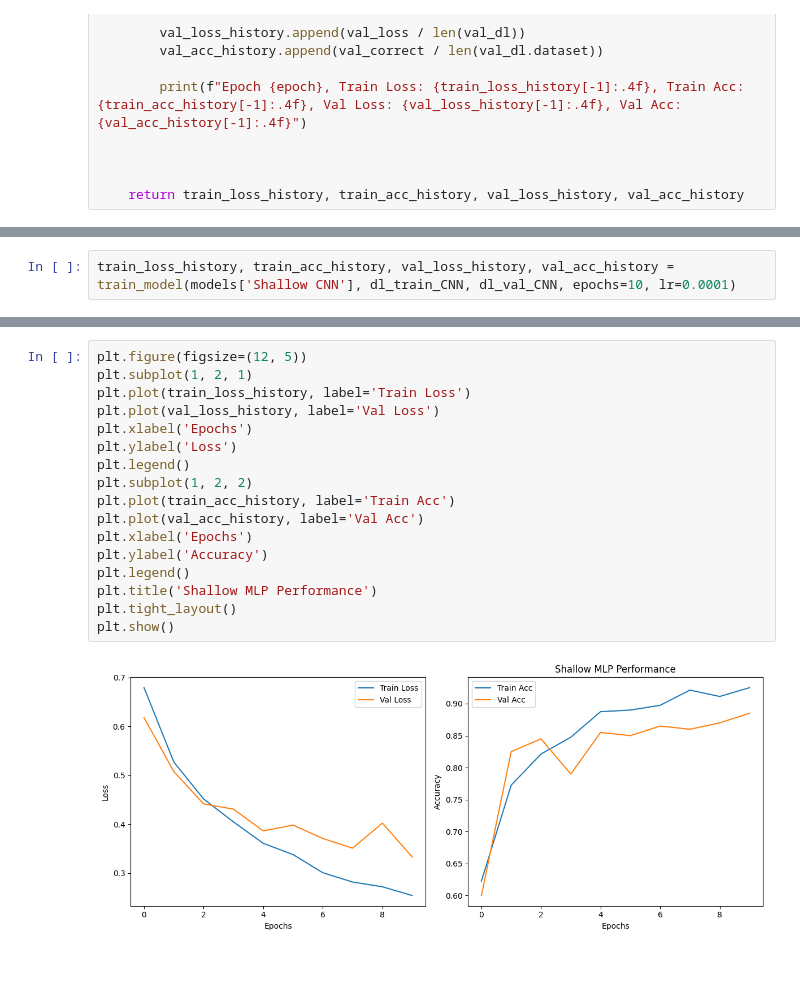
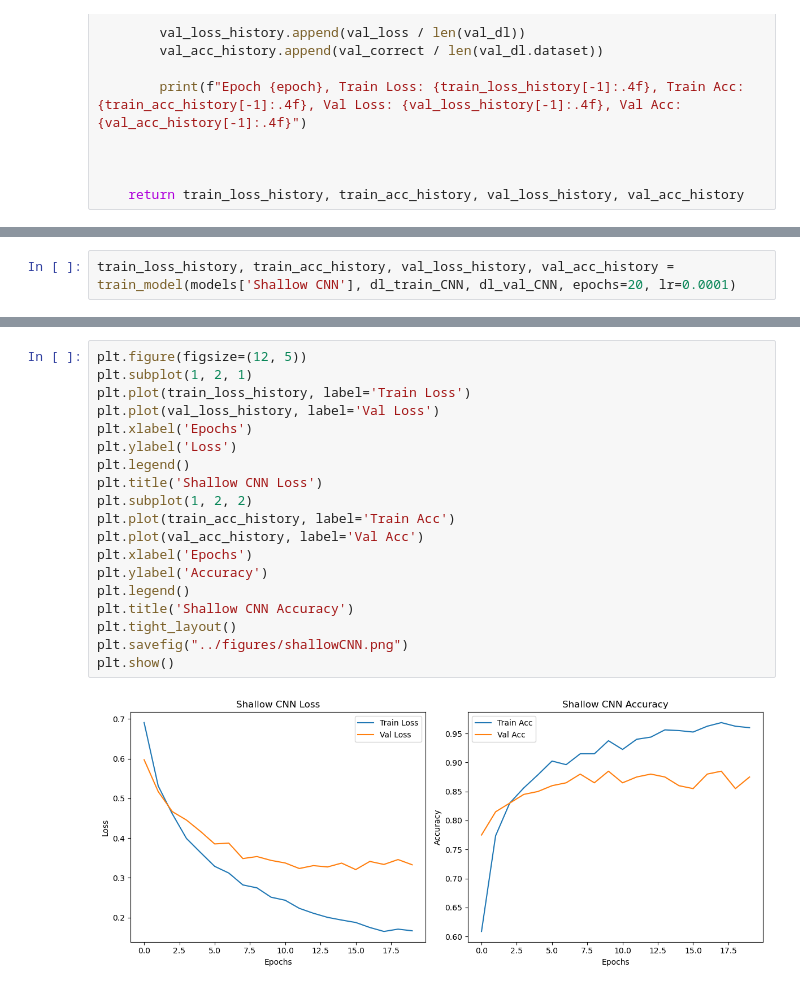
Before and after one commit to UnaiLalana/MLP-vs-CNN-Classification-Problem, a Jupyter notebook: notebooks/model_training_AI_detection.ipynb, the cells around one changed output, grey strips where cells are left out. Drawn from its saved outputs; the diff is of its cells as text.

```diff
--- a/notebooks/model_training_AI_detection.ipynb
+++ b/notebooks/model_training_AI_detection.ipynb
@@ -274,3 +298,3 @@ plt.show()
 # %%
-train_loss_history, train_acc_history, val_loss_history, val_acc_history = train_model(models['Shallow CNN'], dl_train_CNN, dl_val_CNN, epochs=10, lr=0.0001)
+train_loss_history, train_acc_history, val_loss_history, val_acc_history = train_model(models['Shallow CNN'], dl_train_CNN, dl_val_CNN, epochs=20, lr=0.0001)
 # %% [output]
@@ -287,20 +321,22 @@ Epoch 9, Train Loss: 0.2543, Train Acc: 0.9250, Val Loss: 0.3333, Val Acc: 0.885
 # %%
 plt.figure(figsize=(12, 5))
 plt.subplot(1, 2, 1)
 plt.plot(train_loss_history, label='Train Loss')
 plt.plot(val_loss_history, label='Val Loss')
 plt.xlabel('Epochs')
 plt.ylabel('Loss')
 plt.legend()
+plt.title('Shallow CNN Loss')
 plt.subplot(1, 2, 2)
 plt.plot(train_acc_history, label='Train Acc')
 plt.plot(val_acc_history, label='Val Acc')
 plt.xlabel('Epochs')
 plt.ylabel('Accuracy')
 plt.legend()
-plt.title('Shallow MLP Performance')
+plt.title('Shallow CNN Accuracy')
 plt.tight_layout()
+plt.savefig("../figures/shallowCNN.png")
 plt.show()
 # %% [output]
-[figure, old version]
+[figure, new version]
 # %%
```
Also changed, not shown: parts of 14 cells of this notebook, 6 other files.
